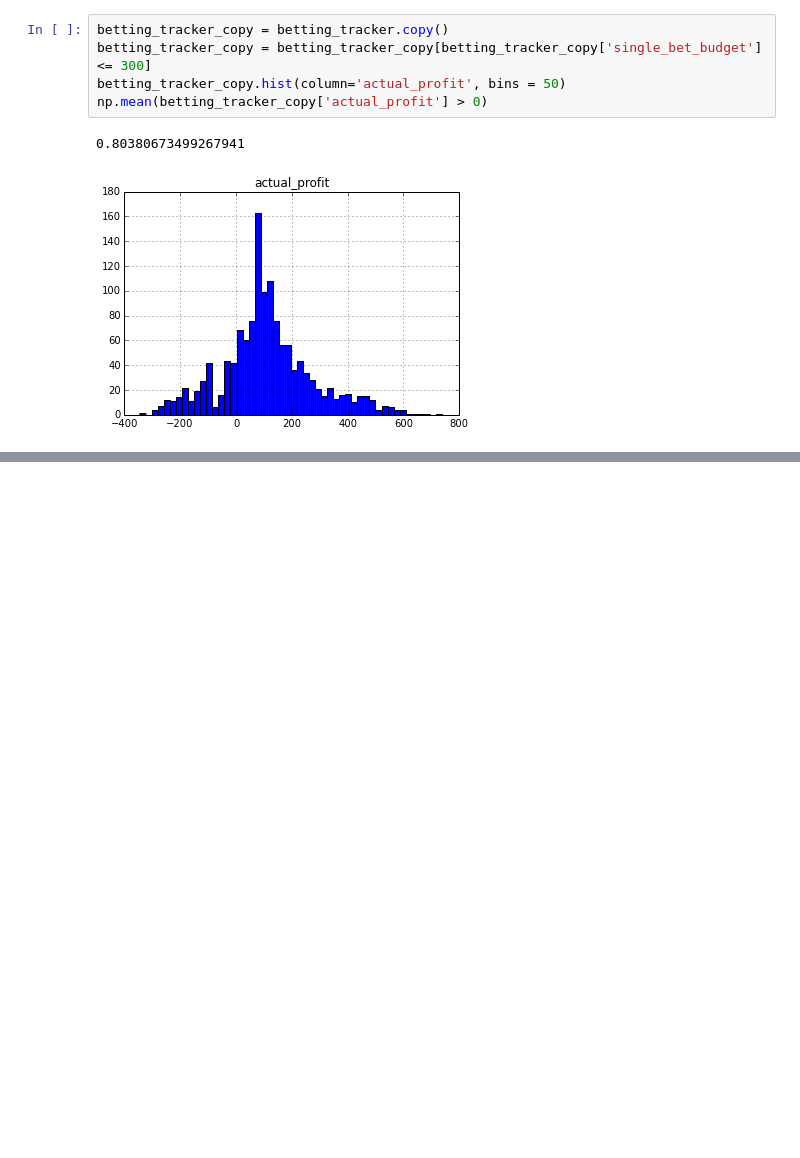
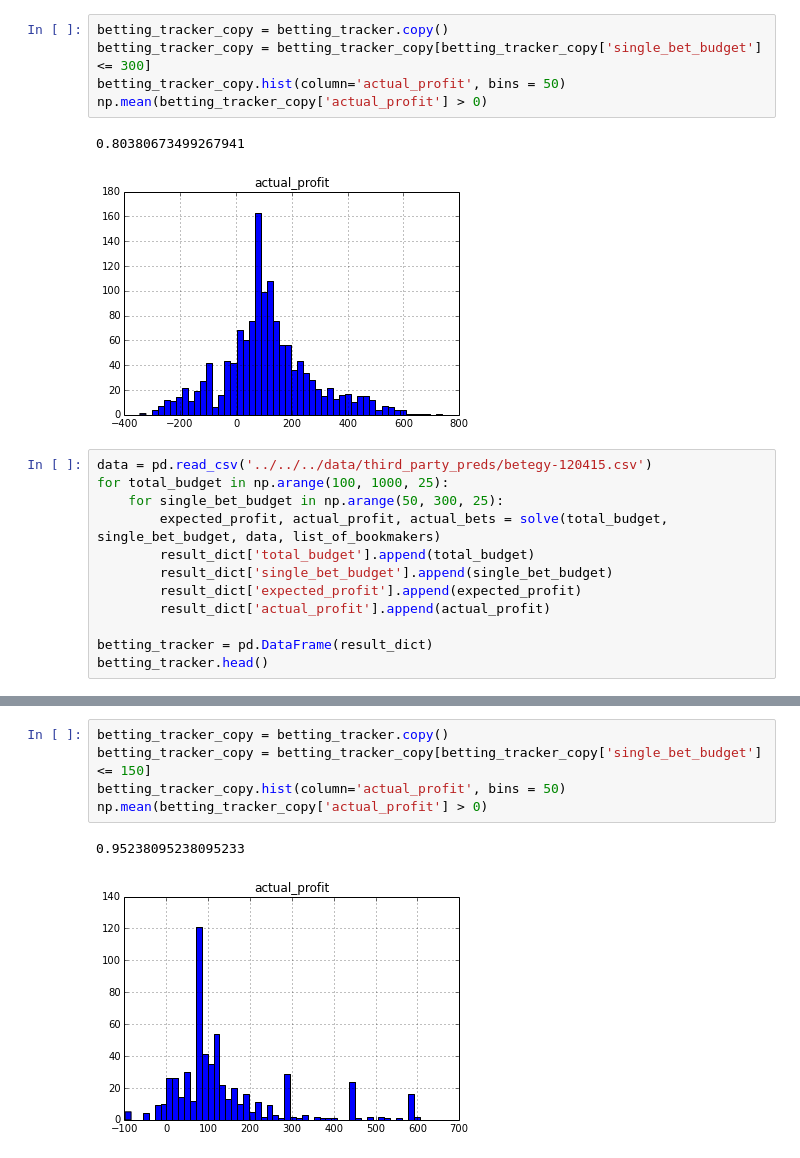
Before and after one commit to xy008areshsu/SoccerBetting, a Jupyter notebook: src/betting_strategy/python/betting_strategy.ipynb, the cells around one changed output, grey strips where cells are left out. Cells and saved outputs as stored; diff of their text form; blank space fills up the shorter version.

Commit message:
added 120415 data

```diff
--- a/src/betting_strategy/python/betting_strategy.ipynb
+++ b/src/betting_strategy/python/betting_strategy.ipynb
@@ -205,3 +206,15 @@ np.mean(betting_tracker_copy['actual_profit'] > 0)
 # %% [output]
 0.80380673499267941
 [figure]
+# %%
+data = pd.read_csv('../../../data/third_party_preds/betegy-120415.csv')
+for total_budget in np.arange(100, 1000, 25):
+    for single_bet_budget in np.arange(50, 300, 25):
+        expected_profit, actual_profit, actual_bets = solve(total_budget, single_bet_budget, data, list_of_bookmakers)
+        result_dict['total_budget'].append(total_budget)
+        result_dict['single_bet_budget'].append(single_bet_budget)
+        result_dict['expected_profit'].append(expected_profit)
+        result_dict['actual_profit'].append(actual_profit)
+
+betting_tracker = pd.DataFrame(result_dict)
+betting_tracker.head()
@@ -207,0 +228,8 @@ np.mean(betting_tracker_copy['actual_profit'] > 0)
+# %%
+betting_tracker_copy = betting_tracker.copy()
+betting_tracker_copy = betting_tracker_copy[betting_tracker_copy['single_bet_budget'] <= 150]
+betting_tracker_copy.hist(column='actual_profit', bins = 50)
+np.mean(betting_tracker_copy['actual_profit'] > 0)
+# %% [output]
+0.95238095238095233
+[figure, added]
```
Also changed, not shown: parts of 2 cells of this notebook, 1 other file.
